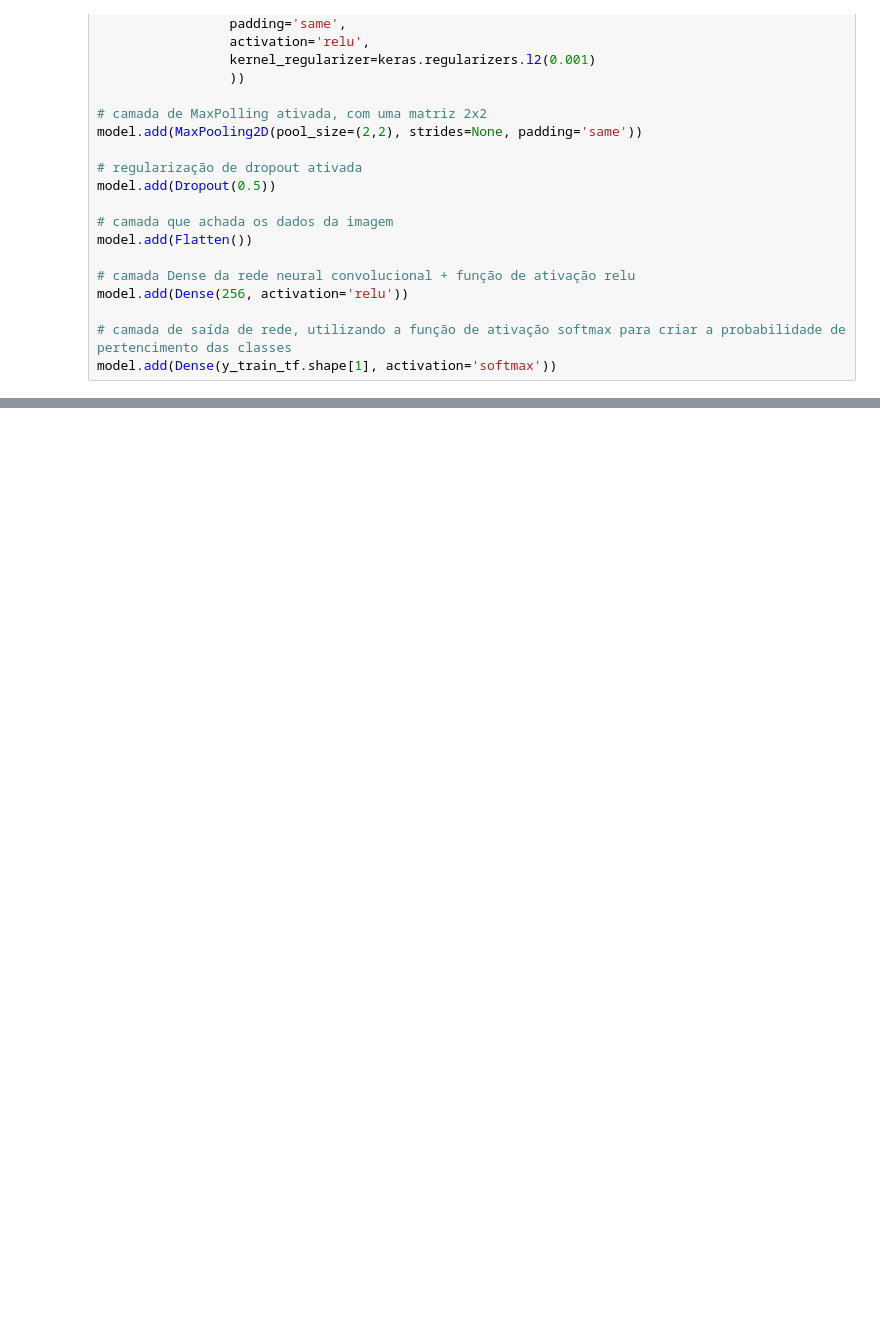
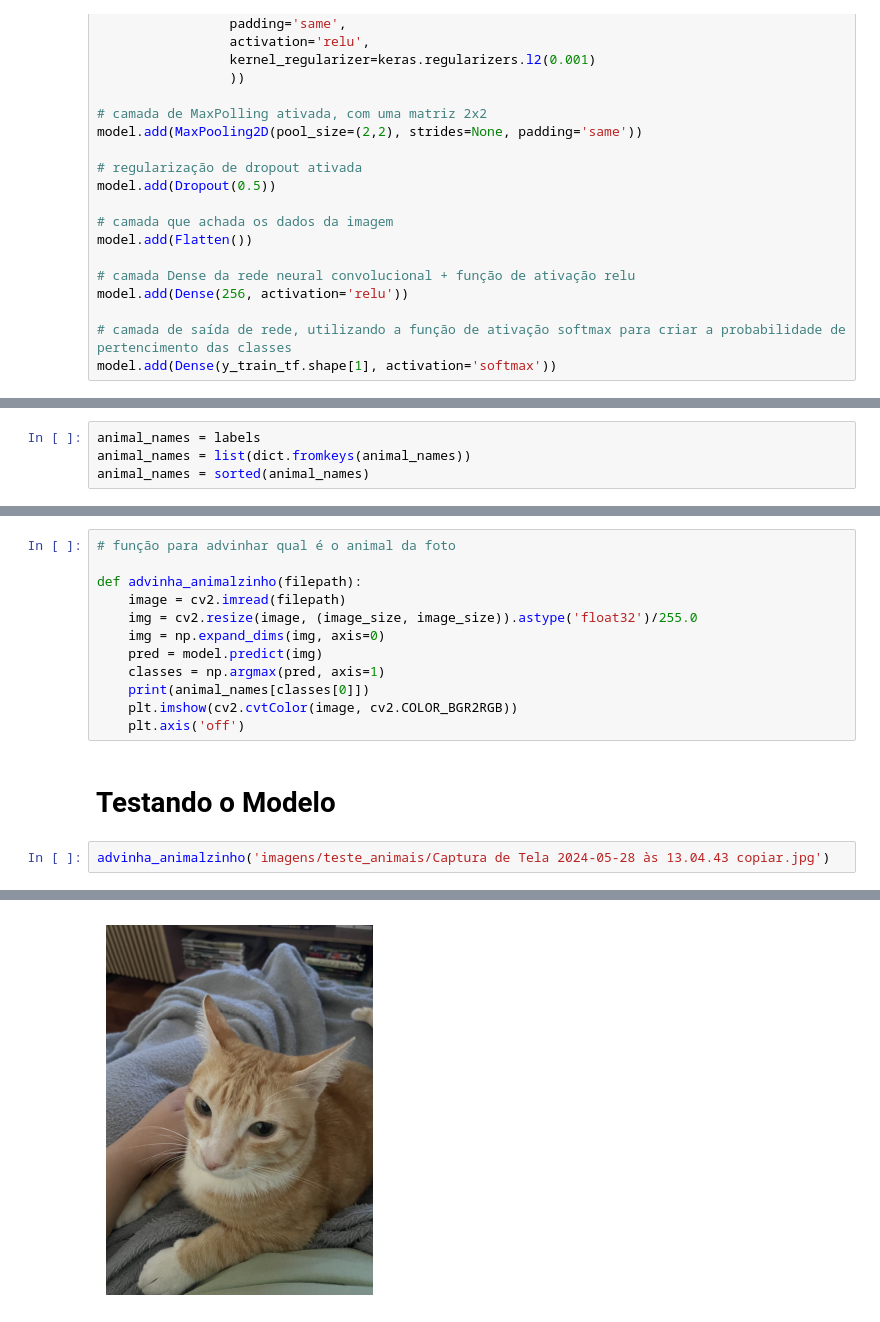
Before and after one commit to giulianafernandes/fiap-deeplearning, a Jupyter notebook: redes_convolucionais-classificando_caes_e_gatos.ipynb, the cells around one changed output, grey strips where cells are left out. Saved outputs shown, nothing was run; the diff lists cells and outputs as text; blank space fills up the shorter version.

```diff
--- a/redes_convolucionais-classificando_caes_e_gatos.ipynb
+++ b/redes_convolucionais-classificando_caes_e_gatos.ipynb
@@ -265,0 +357,4 @@ model.add(Dense(y_train_tf.shape[1], activation='softmax'))
+# %%
+animal_names = labels
+animal_names = list(dict.fromkeys(animal_names))
+animal_names = sorted(animal_names)
@@ -265,0 +386,17 @@ model.add(Dense(y_train_tf.shape[1], activation='softmax'))
+# %%
+# função para advinhar qual é o animal da foto
+
+def advinha_animalzinho(filepath):
+    image = cv2.imread(filepath)
+    img = cv2.resize(image, (image_size, image_size)).astype('float32')/255.0
+    img = np.expand_dims(img, axis=0)
+    pred = model.predict(img)
+    classes = np.argmax(pred, axis=1)
+    print(animal_names[classes[0]])
+    plt.imshow(cv2.cvtColor(image, cv2.COLOR_BGR2RGB))
+    plt.axis('off')
+# %% [markdown]
+# Testando o Modelo
+# %%
+advinha_animalzinho('imagens/teste_animais/Captura de Tela 2024-05-28 às 13.04.43 copiar.jpg')
+# %% [output]
@@ -265,0 +405 @@ model.add(Dense(y_train_tf.shape[1], activation='softmax'))
+[figure, added]
```
Also changed, not shown: parts of 14 cells of this notebook, 4 other files.
